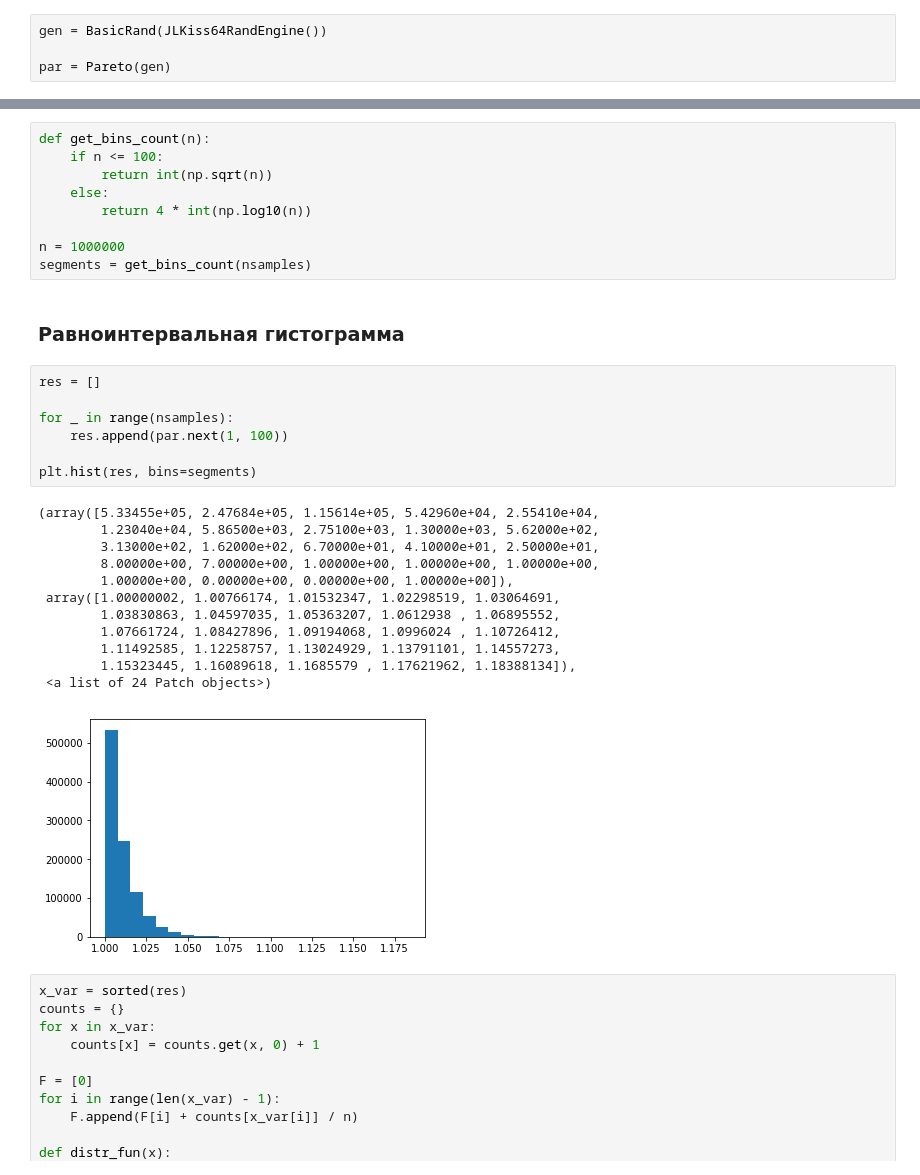
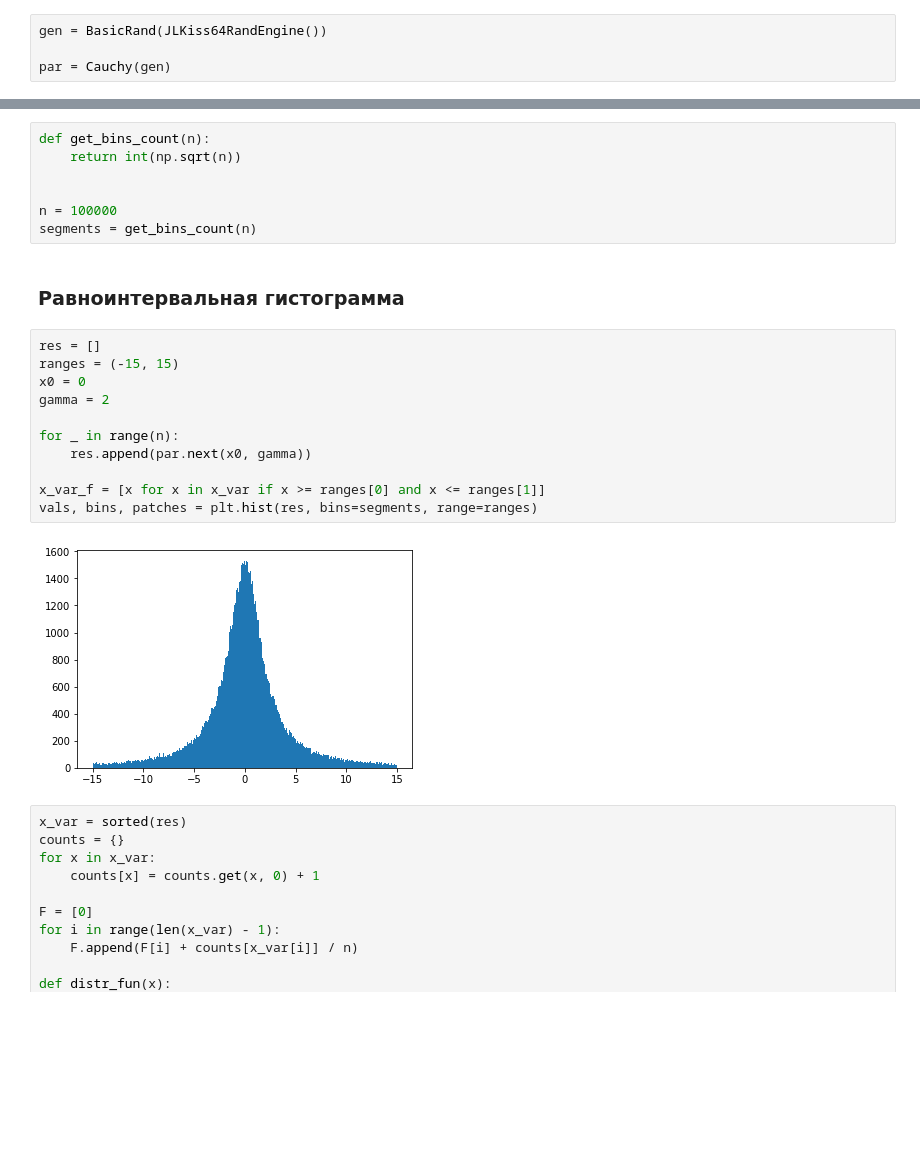
Before and after one commit to andrew-kulikov/matmod, a Jupyter notebook: src/lab1_basic_randoms.ipynb, the cells around one changed output, grey strips where cells are left out. Cells and saved outputs as stored; diff of their text form; blank space fills up the shorter version.

```diff
--- a/src/lab1_basic_randoms.ipynb
+++ b/src/lab1_basic_randoms.ipynb
@@ -9,40 +9,31 @@ import numpy as np
 # %%
 gen = BasicRand(JLKiss64RandEngine())
 
-par = Pareto(gen)
+par = Cauchy(gen)
 # %% [markdown]
 #### Начальные параметры для гистограмм
 # %%
 def get_bins_count(n):
-    if n <= 100:
-        return int(np.sqrt(n))
-    else:
-        return 4 * int(np.log10(n))
+    return int(np.sqrt(n))
 
-n = 1000000
-segments = get_bins_count(nsamples)
+
+n = 100000
+segments = get_bins_count(n)
 # %% [markdown]
 ### Равноинтервальная гистограмма
 # %%
 res = []
+ranges = (-15, 15)
+x0 = 0
+gamma = 2
 
-for _ in range(nsamples):
-    res.append(par.next(1, 100))
+for _ in range(n):
+    res.append(par.next(x0, gamma))
 
-plt.hist(res, bins=segments)
+x_var_f = [x for x in x_var if x >= ranges[0] and x <= ranges[1]]
+vals, bins, patches = plt.hist(res, bins=segments, range=ranges)
 # %% [output]
-(array([5.33455e+05, 2.47684e+05, 1.15614e+05, 5.42960e+04, 2.55410e+04,
-        1.23040e+04, 5.86500e+03, 2.75100e+03, 1.30000e+03, 5.62000e+02,
-        3.13000e+02, 1.62000e+02, 6.70000e+01, 4.10000e+01, 2.50000e+01,
-        8.00000e+00, 7.00000e+00, 1.00000e+00, 1.00000e+00, 1.00000e+00,
-        1.00000e+00, 0.00000e+00, 0.00000e+00, 1.00000e+00]),
- array([1.00000002, 1.00766174, 1.01532347, 1.02298519, 1.03064691,
-        1.03830863, 1.04597035, 1.05363207, 1.0612938 , 1.06895552,
-        1.07661724, 1.08427896, 1.09194068, 1.0996024 , 1.10726412,
-        1.11492585, 1.12258757, 1.13024929, 1.13791101, 1.14557273,
-        1.15323445, 1.16089618, 1.1685579 , 1.17621962, 1.18388134]),
- <a list of 24 Patch objects>)
-[figure, old version]
+[figure, new version]
 # %%
 x_var = sorted(res)
 counts = {}
```
Also changed, not shown: parts of 9 cells of this notebook, 1 other file.
